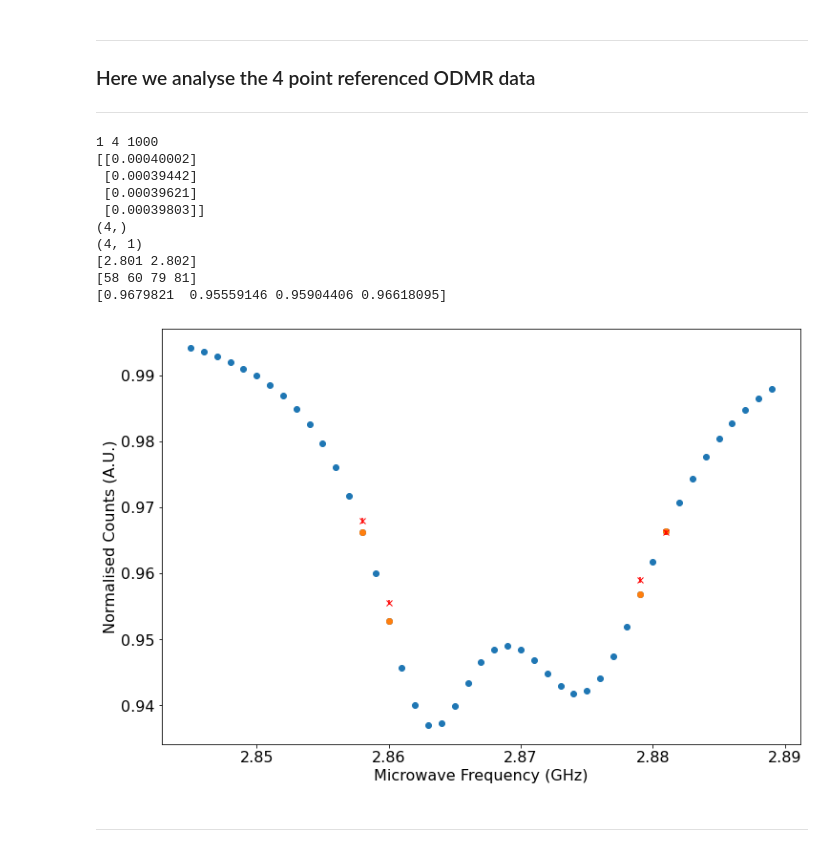
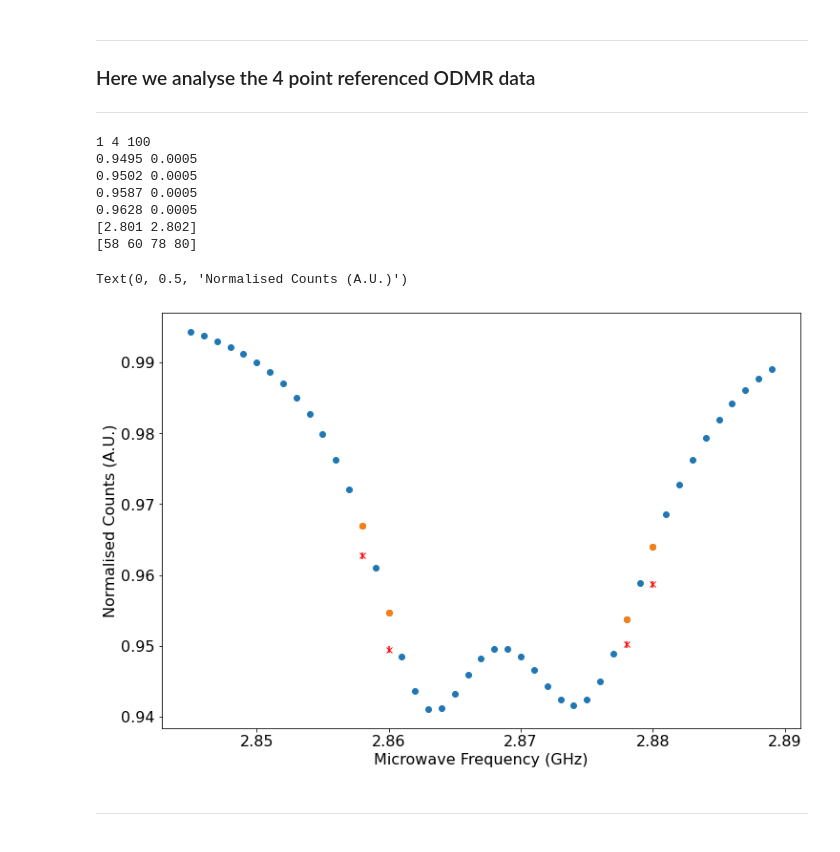
Before and after one commit to Corbyn93/Ryans_Python_Scripts, a Jupyter notebook: Ryan's Jupyter stuff/ODMR analysis/20210720_4_Point_Thermometry.ipynb, the cells around one changed output. Saved outputs shown, nothing was run; the diff lists cells and outputs as text; code cells hidden in the pictures.

```diff
--- a/Ryan's Jupyter stuff/ODMR analysis/20210720_4_Point_Thermometry.ipynb
+++ b/Ryan's Jupyter stuff/ODMR analysis/20210720_4_Point_Thermometry.ipynb
@@ -171,7 +171,7 @@ Additionally, I should be able to extract the Double Lorentz fitting of the data
  # Saves this data into a text file and the 2 plots generated.
 #######
 
-date = '20210920' # Date on folder in which the experimental data is saved.
+date = '20210921' # Date on folder in which the experimental data is saved.
 set_plot_params()
 
 # Load in the data file into an np array, and freqeuncy scan parameters
@@ -179,7 +179,7 @@ set_plot_params()
 folder_path = 'I:\\Science\\Physics-Nanobiophotonics\\Group\\User Data\\ODMR\\ODMR and imaging\\2021\\' + date + '\\'
 #folder_path = 'I:\\Science\\Physics-Nanobiophotonics\\Group\\User Data\\ODMR\\Imaging\\'
 
-data_set = '_referenced_odmr_19' # Short hand for the file name.
+data_set = '_referenced_odmr_07' # Short hand for the file name.
 
 # Set the file names for all 4 data sets recorded from the experiment.
 file_name_ODMR1 = date + data_set + '_ODMR1.dat'
@@ -281,19 +281,16 @@ def error_mean_values(norm_odmr_4_point, norm_ODMR_errors, mean_norm_4_point_odm
         for j in range(num_of_measurements):
             square_error_store[i,0] = square_error_store[i,0] + np.power((norm_ODMR_errors[0,i,j] / norm_odmr_4_point[0,i,j]), 2)
 
-        #print(square_error_store[i,0])
-        #print(np.sqrt((square_error_store[i,0])))
-        #print(mean_norm_4_point_odmr[i])
-        #print(num_of_measurements)
-        square_error_store[i,0] = mean_norm_4_point_odmr[i] * np.sqrt((square_error_store[i,0])) / num_of_measurements
 
+        square_error_store[i,0] = mean_norm_4_point_odmr[i] * (np.sqrt((square_error_store[i,0])) / num_of_measurements)
+        print(np.round(mean_norm_4_point_odmr[i],4), np.round(square_error_store[i,0],4))
        # square_error_store[i,0] = mean_norm_4_point_odmr[i] * np.mean(norm_ODMR_errors[0,i,:]) / np.sqrt(num_of_measurements)
 
     #print(np.mean(norm_ODMR_errors, axis = 2) )
     #print(np.sqrt(num_of_measurements))
     #print(mean_norm_4_point_odmr)
 
-    print(square_error_store)
+
     return(square_error_store)
     #return(mean_norm_4_point_odmr * np.mean(norm_ODMR_errors, axis = 2) / np.sqrt(num_of_measurements))
 # %%
@@ -449,7 +485,7 @@ def save_data(file_ID, date, dwell_time, deltaD, deltaT, mean_intensity, analysi
 # Load in the data file into an np array, and freqeuncy scan parameters
 # into a pandas array.
 
-four_point_data_set = '_4_point_referenced_odmr_35' # Short hand for the file name.
+four_point_data_set = '_4_point_referenced_odmr_49' # Short hand for the file name.
 
 # Set the file names for all 4 data sets recorded from the experiment.
 four_point_file_name_ODMR1 = date + four_point_data_set + '_ODMR1.dat'
@@ -474,57 +510,52 @@ four_points_reference_error = np.sqrt(four_point_reference_data) # shot noise li
 
 
 # Need to have the four_freqs array layered as follows [F1, F2, F3, F4] due to riggering problems in the software.
-four_freqs = [2.858 ,2.860, 2.879, 2.881]
+four_freqs = [2.858 ,2.860, 2.878, 2.88]
 
 
 # Normalise the ODMR data against the reference data.
 norm_odmr_4_point = normalise_data(four_point_reference_data, four_point_odmr_data)
 
 norm_ODMR_errors = normalise_data_error_propogation(norm_odmr_4_point, four_points_ODMR_error, four_points_reference_error,
                                     four_point_reference_data, four_point_odmr_data)
 
 # Mean of the normalise dataset.
 # mean_odmr_freq_points = mean for all the points recorded per frequnecy, but not linescans.
 # mean_norm_odmr_full = Mean fluorescence value for all ODMR data points taken per freq.
 mean_odmr_4_point_freq_points, mean_norm_4_point_odmr = mean_data(norm_odmr_4_point)
-
-
-mean_norm_4_point_odmr = np.roll(mean_norm_4_point_odmr, 1)
-
 four_point_mean_norm_error = error_mean_values(norm_odmr_4_point, norm_ODMR_errors, mean_norm_4_point_odmr)
 
-print(mean_norm_4_point_odmr.shape)
-print(four_point_mean_norm_error.shape)
+# roll the values +1 spaces in the array to correct for problems in the measurement regime.
+mean_norm_4_point_odmr = np.roll(mean_norm_4_point_odmr, 1)
+four_point_mean_norm_error = np.roll(four_point_mean_norm_error, 1)
+
 #plot.plot(freq[45*7:90*7], y_fit[45*7:90*7], color = 'k')
 print(freq[1:3])
 indices = []
 indices.append((np.abs(freq - four_freqs[0])).argmin())
 indices.append((np.abs(freq - four_freqs[1])).argmin())
 indices.append((np.abs(freq - four_freqs[2])).argmin())
 indices.append((np.abs(freq - four_freqs[3])).argmin())
 
 indices = np.array(indices)
 print(indices)
 plot.scatter(freq[45:90], y_fit[45:90])
 plot.scatter(freq[indices], y_fit[indices], marker = 'o')
 
 plot.errorbar(four_freqs, mean_norm_4_point_odmr, four_point_mean_norm_error[:,0], color = 'r', marker = 'x',
              linestyle = '')
 plot.xlabel('Microwave Frequency (GHz)')
 plot.ylabel('Normalised Counts (A.U.)')
-print(mean_norm_4_point_odmr)
 # %% [output]
-1 4 1000
-[[0.00040002]
- [0.00039442]
- [0.00039621]
- [0.00039803]]
-(4,)
-(4, 1)
+1 4 100
+0.9495 0.0005
+0.9502 0.0005
+0.9587 0.0005
+0.9628 0.0005
 [2.801 2.802]
-[58 60 79 81]
-[0.9679821  0.95559146 0.95904406 0.96618095]
+[58 60 78 80]
+Text(0, 0.5, 'Normalised Counts (A.U.)')
-[figure, old version]
+[figure, new version]
 # %% [markdown]
 ***
 # %% [markdown]
```
Also changed, not shown: parts of 9 cells of this notebook, 1 other file.
